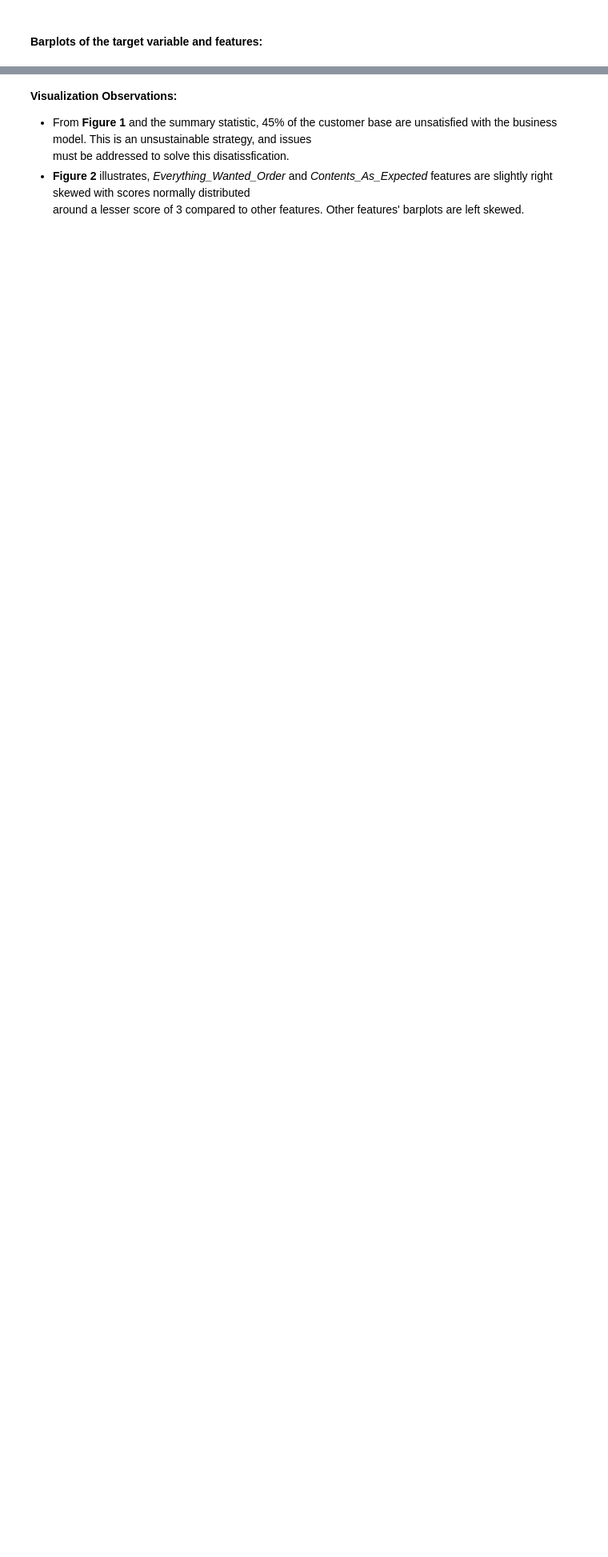
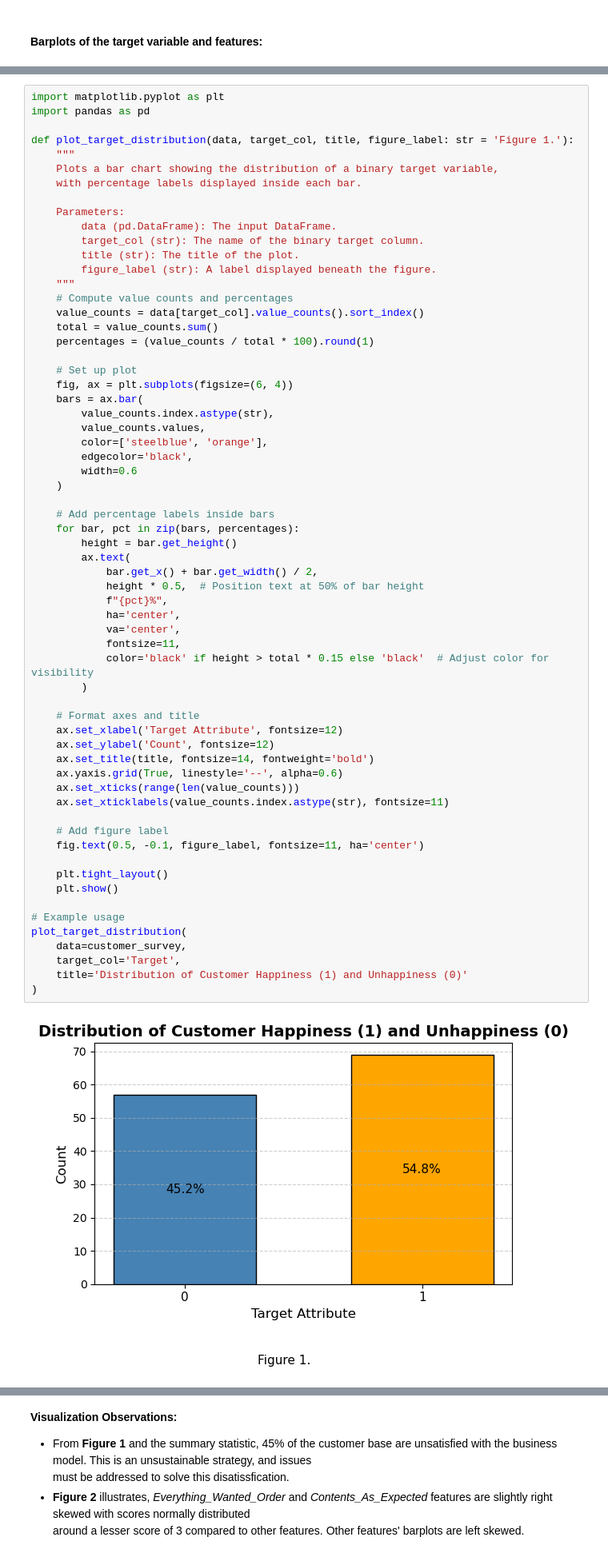
Before and after one commit to Sooihk/Apziva-Project-Happy-Customers, a Jupyter notebook: notebooks/HappyCustomers.ipynb, the cells around one changed output, grey strips where cells are left out. Shown at 80% size. Cells and saved outputs as stored; diff of their text form; blank space fills up the shorter version.

```diff
--- a/notebooks/HappyCustomers.ipynb
+++ b/notebooks/HappyCustomers.ipynb
@@ -128,3 +101,68 @@ plt.show()
+# %%
+import matplotlib.pyplot as plt
+import pandas as pd
+
+def plot_target_distribution(data, target_col, title, figure_label: str = 'Figure 1.'):
+    """
+    Plots a bar chart showing the distribution of a binary target variable,
+    with percentage labels displayed inside each bar.
+
+    Parameters:
+        data (pd.DataFrame): The input DataFrame.
+        target_col (str): The name of the binary target column.
+        title (str): The title of the plot.
+        figure_label (str): A label displayed beneath the figure.
+    """
+    # Compute value counts and percentages
+    value_counts = data[target_col].value_counts().sort_index()
+    total = value_counts.sum()
+    percentages = (value_counts / total * 100).round(1)
+
+    # Set up plot
+    fig, ax = plt.subplots(figsize=(6, 4))
+    bars = ax.bar(
+        value_counts.index.astype(str),
+        value_counts.values,
+        color=['steelblue', 'orange'],
+        edgecolor='black',
+        width=0.6
+    )
+
+    # Add percentage labels inside bars
+    for bar, pct in zip(bars, percentages):
+        height = bar.get_height()
+        ax.text(
+            bar.get_x() + bar.get_width() / 2,
+            height * 0.5,  # Position text at 50% of bar height
+            f"{pct}%",
+            ha='center',
+            va='center',
+            fontsize=11,
+            color='black' if height > total * 0.15 else 'black'  # Adjust color for visibility
+        )
+
+    # Format axes and title
+    ax.set_xlabel('Target Attribute', fontsize=12)
+    ax.set_ylabel('Count', fontsize=12)
+    ax.set_title(title, fontsize=14, fontweight='bold')
+    ax.yaxis.grid(True, linestyle='--', alpha=0.6)
+    ax.set_xticks(range(len(value_counts)))
+    ax.set_xticklabels(value_counts.index.astype(str), fontsize=11)
+
+    # Add figure label
+    fig.text(0.5, -0.1, figure_label, fontsize=11, ha='center')
+
+    plt.tight_layout()
+    plt.show()
+
+# Example usage
+plot_target_distribution(
+    data=customer_survey,
+    target_col='Target',
+    title='Distribution of Customer Happiness (1) and Unhappiness (0)'
+)
+# %% [output]
+[figure, added]
 # %%
 import matplotlib.pyplot as plt
 
```
Also changed, not shown: parts of 1 cell of this notebook, 1 other file.
